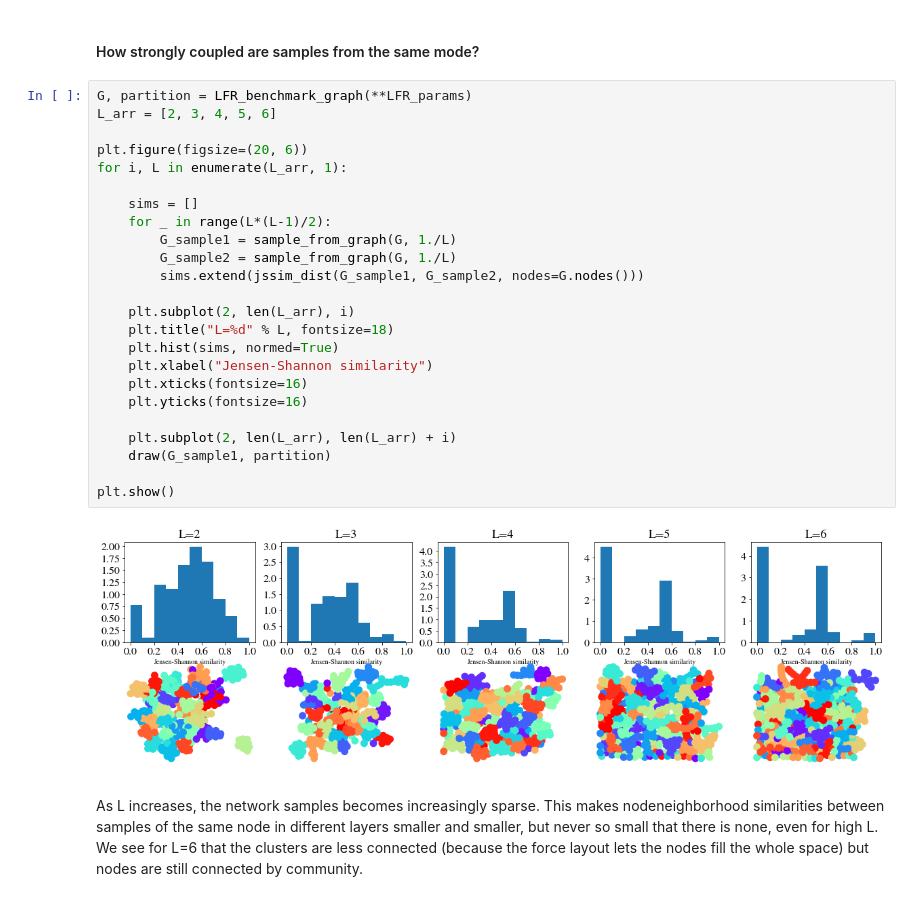
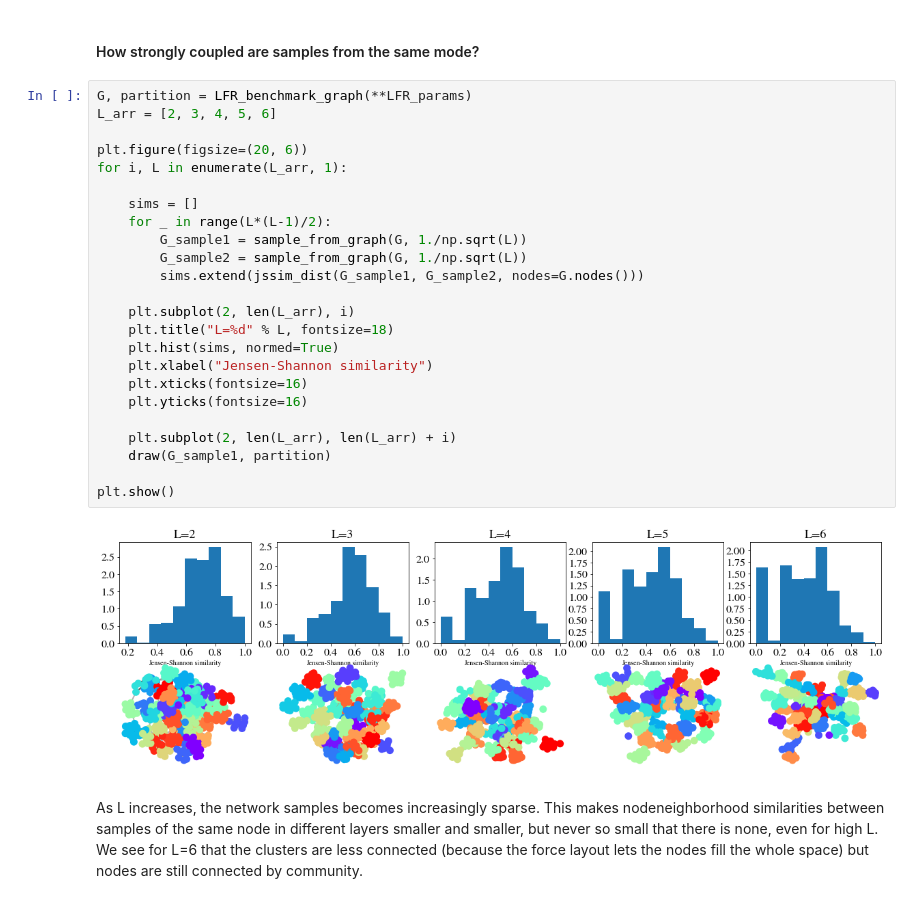
Before and after one commit to ulfaslak/git-github.com-ulfaslak-code-intermittent-communities_public, a Jupyter notebook: intermittent_communities.ipynb, the cells around one changed output. Saved outputs shown, nothing was run; the diff lists cells and outputs as text.

```diff
--- a/intermittent_communities.ipynb
+++ b/intermittent_communities.ipynb
@@ -201,29 +202,29 @@ This is nice. A small amount og neighborhood similarity.
 # %%
 G, partition = LFR_benchmark_graph(**LFR_params)
 L_arr = [2, 3, 4, 5, 6]
 
 plt.figure(figsize=(20, 6))
 for i, L in enumerate(L_arr, 1):
 
     sims = []
     for _ in range(L*(L-1)/2):
-        G_sample1 = sample_from_graph(G, 1./L)
-        G_sample2 = sample_from_graph(G, 1./L)
+        G_sample1 = sample_from_graph(G, 1./np.sqrt(L))
+        G_sample2 = sample_from_graph(G, 1./np.sqrt(L))
         sims.extend(jssim_dist(G_sample1, G_sample2, nodes=G.nodes()))
 
     plt.subplot(2, len(L_arr), i)
     plt.title("L=%d" % L, fontsize=18)
     plt.hist(sims, normed=True)
     plt.xlabel("Jensen-Shannon similarity")
     plt.xticks(fontsize=16)
     plt.yticks(fontsize=16)
 
     plt.subplot(2, len(L_arr), len(L_arr) + i)
     draw(G_sample1, partition)
 
 plt.show()
 # %% [output]
-[figure, old version]
+[figure, new version]
 # %% [markdown]
 As L increases, the network samples becomes increasingly sparse. This makes nodeneighborhood similarities between samples of the same node in different layers smaller and smaller, but never so small that there is none, even for high L. We see for L=6 that the clusters are less connected (because the force layout lets the nodes fill the whole space) but nodes are still connected by community.
 # %% [markdown]
```
Also changed, not shown: parts of 8 cells of this notebook, 33 other files.
